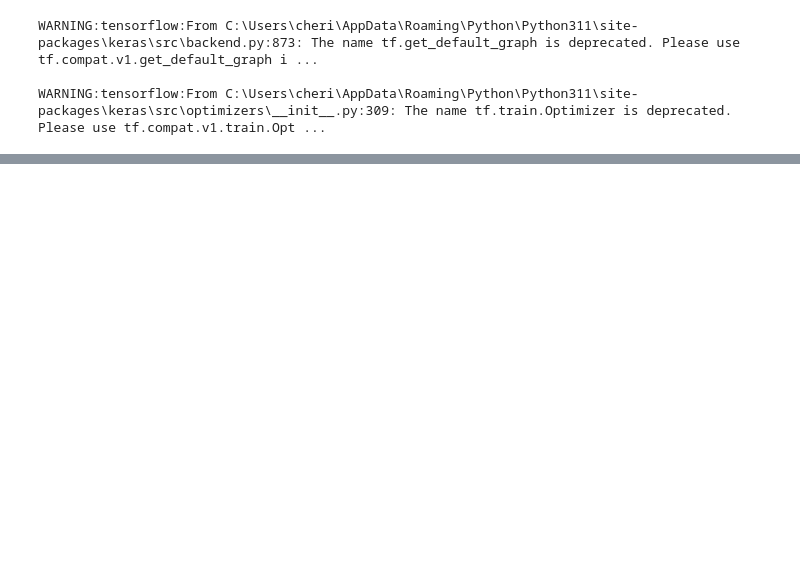
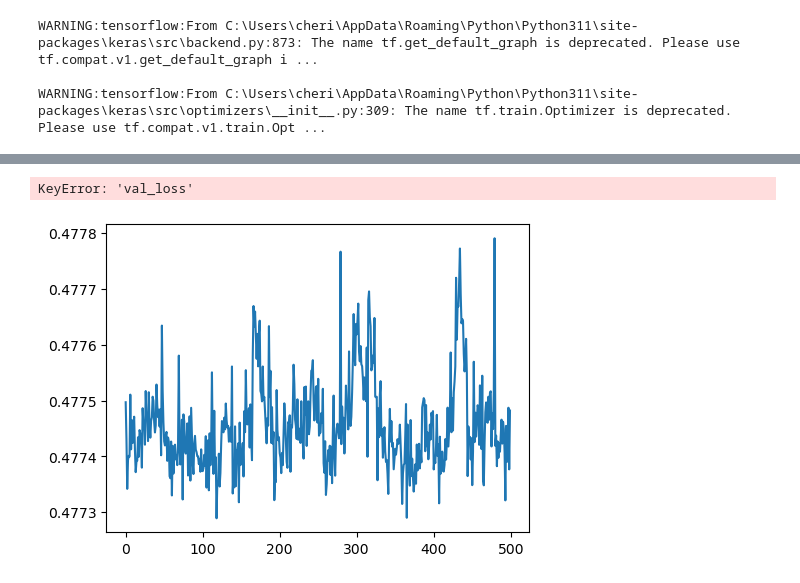
Before and after one commit to cherifissa/dabete_pred, a Jupyter notebook: diabet_ml_firt_model.ipynb, the cells around one changed output, grey strips where cells are left out. Saved outputs shown, nothing was run; the diff lists cells and outputs as text; code cells hidden in the pictures; blank space fills up the shorter version.

```diff
--- a/diabet_ml_firt_model.ipynb
+++ b/diabet_ml_firt_model.ipynb
@@ -34,8 +38,10 @@ X_train, X_test, y_train, y_test = train_test_split(df[['Pregnancies','Glucose',
 # %%
 # Standardiser les caractéristiques en utilisant StandardScaler
-scaler = StandardScaler()
-X_train_scaled = scaler.fit_transform(X_train)
-X_test_scaled = scaler.transform(X_test)
+X_train_scaled = X_train.copy()
+X_train_scaled = StandardScaler().fit_transform(X_train_scaled)
+
+X_test_scaled = X_test.copy()
+X_test_scaled = StandardScaler().fit_transform(X_test_scaled)
 # %%
 # Construire le modèle
 model = keras.Sequential([
@@ -50,5 +56,8 @@ WARNING:tensorflow:From C:\Users\cheri\AppData\Roaming\Python\Python311\site-pac
 WARNING:tensorflow:From C:\Users\cheri\AppData\Roaming\Python\Python311\site-packages\keras\src\optimizers\__init__.py:309: The name tf.train.Optimizer is deprecated. Please use tf.compat.v1.train.Opt ...
 # %%
 # Entraîner le modèle
-model.fit(X_train_scaled, y_train, epochs=700)
+history = model.fit(X_train_scaled, y_train, epochs=500)
+history = model.fit(X_train_scaled, y_train, epochs=500, validation_data=(X_test_scaled, y_test))
+
+joblib.dump(model, 'model_first_ml.joblib')
 # %% [output]
@@ -71,0 +82,2 @@ Epoch 526/700
+# %%
+model = joblib.load('model_first_ml.joblib')
@@ -77,3 +101,33 @@ loss, accuracy = model.evaluate(X_test_scaled, y_test)
+# %%
+train_results = model.evaluate(X_train_scaled, y_train, verbose=0)
+test_results = model.evaluate(X_test_scaled, y_test, verbose=0)
+
+plt.figure(figsize=(12, 4))
+
+
+# Plot Training & Validation Loss
+plt.subplot(1, 2, 1)
+plt.plot(history.history['loss'], label='Training Loss')
+plt.plot(history.history['val_loss'], label='Validation Loss')
+plt.title('Training & Validation Loss')
+plt.xlabel('Epoch')
+plt.ylabel('Loss')
+plt.legend()
+
+# Plot Training & Validation Accuracy
+plt.subplot(1, 2, 2)
+plt.plot(history.history['accuracy'], label='Training Accuracy')
+plt.plot(history.history['val_accuracy'], label='Validation Accuracy')
+plt.title('Training & Validation Accuracy')
+plt.xlabel('Epoch')
+plt.ylabel('Accuracy')
+plt.legend()
+
+plt.tight_layout()
+plt.show()
+# %% [output]
+KeyError: 'val_loss'
+[figure, added]
 # %%
 # Faire des prédictions
 predictions = model.predict(X_test_scaled)
```
Also changed, not shown: parts of 9 cells of this notebook, 3 other files.
